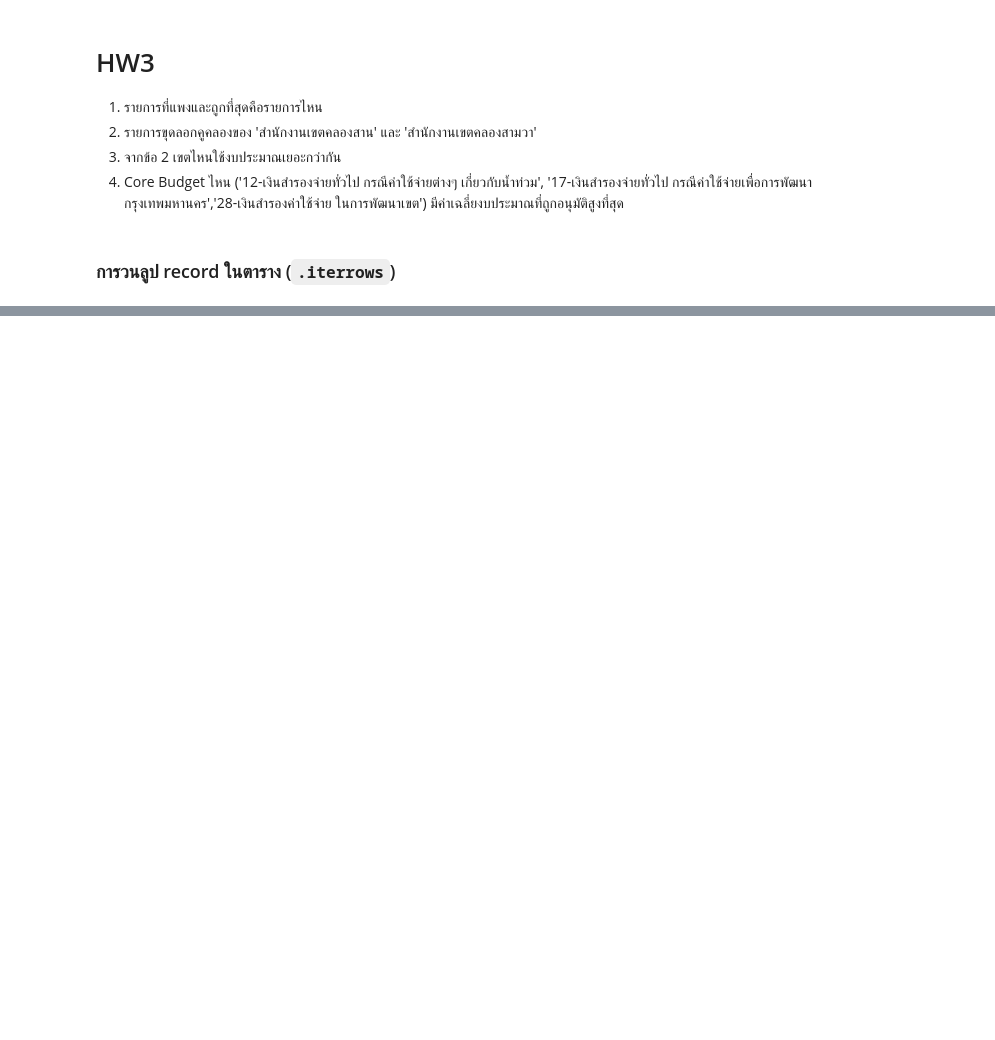
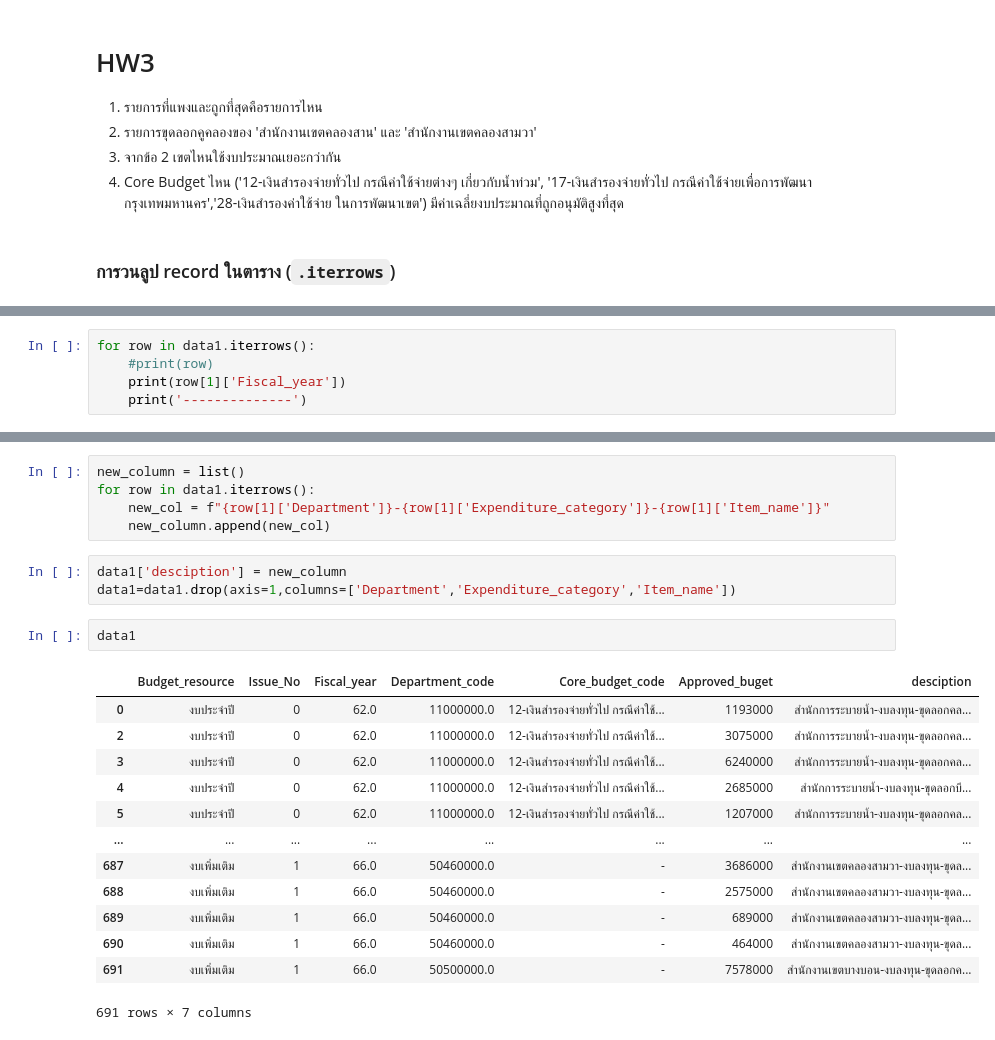
Before and after one commit to tohnperfect/python_dataviz2023, a Jupyter notebook: Pandas101.ipynb, the cells around one changed output, grey strips where cells are left out. Drawn from its saved outputs; the diff is of its cells as text; blank space fills up the shorter version.

```diff
--- a/Pandas101.ipynb
+++ b/Pandas101.ipynb
@@ -586,0 +467,5 @@ data_covid.isnull()
+# %%
+for row in data1.iterrows():
+    #print(row)
+    print(row[1]['Fiscal_year'])
+    print('--------------')
@@ -586,0 +530,24 @@ data_covid.isnull()
+# %%
+new_column = list()
+for row in data1.iterrows():
+    new_col = f"{row[1]['Department']}-{row[1]['Expenditure_category']}-{row[1]['Item_name']}"
+    new_column.append(new_col)
+# %%
+data1['desciption'] = new_column
+data1=data1.drop(axis=1,columns=['Department','Expenditure_category','Item_name'])
+# %%
+data1
+# %% [output]
+|  | Budget_resource | Issue_No | Fiscal_year | Department_code | Core_budget_code | Approved_buget | desciption |
+| 0 | งบประจำปี | 0 | 62.0 | 11000000.0 | 12-เงินสำรองจ่ายทั่วไป กรณีค่าใช้... | 1193000 | สำนักการระบายน้ำ-งบลงทุน-ขุดลอกคล... |
+| 2 | งบประจำปี | 0 | 62.0 | 11000000.0 | 12-เงินสำรองจ่ายทั่วไป กรณีค่าใช้... | 3075000 | สำนักการระบายน้ำ-งบลงทุน-ขุดลอกคล... |
+| 3 | งบประจำปี | 0 | 62.0 | 11000000.0 | 12-เงินสำรองจ่ายทั่วไป กรณีค่าใช้... | 6240000 | สำนักการระบายน้ำ-งบลงทุน-ขุดลอกคล... |
+| 4 | งบประจำปี | 0 | 62.0 | 11000000.0 | 12-เงินสำรองจ่ายทั่วไป กรณีค่าใช้... | 2685000 | สำนักการระบายน้ำ-งบลงทุน-ขุดลอกบึ... |
+| 5 | งบประจำปี | 0 | 62.0 | 11000000.0 | 12-เงินสำรองจ่ายทั่วไป กรณีค่าใช้... | 1207000 | สำนักการระบายน้ำ-งบลงทุน-ขุดลอกคล... |
+| ... | ... | ... | ... | ... | ... | ... | ... |
+| 687 | งบเพิ่มเติม | 1 | 66.0 | 50460000.0 | - | 3686000 | สำนักงานเขตคลองสามวา-งบลงทุน-ขุดล... |
+| 688 | งบเพิ่มเติม | 1 | 66.0 | 50460000.0 | - | 2575000 | สำนักงานเขตคลองสามวา-งบลงทุน-ขุดล... |
+| 689 | งบเพิ่มเติม | 1 | 66.0 | 50460000.0 | - | 689000 | สำนักงานเขตคลองสามวา-งบลงทุน-ขุดล... |
+| 690 | งบเพิ่มเติม | 1 | 66.0 | 50460000.0 | - | 464000 | สำนักงานเขตคลองสามวา-งบลงทุน-ขุดล... |
+| 691 | งบเพิ่มเติม | 1 | 66.0 | 50500000.0 | - | 7578000 | สำนักงานเขตบางบอน-งบลงทุน-ขุดลอกค... |
+691 rows × 7 columns
```
Also changed, not shown: parts of 24 cells of this notebook.
